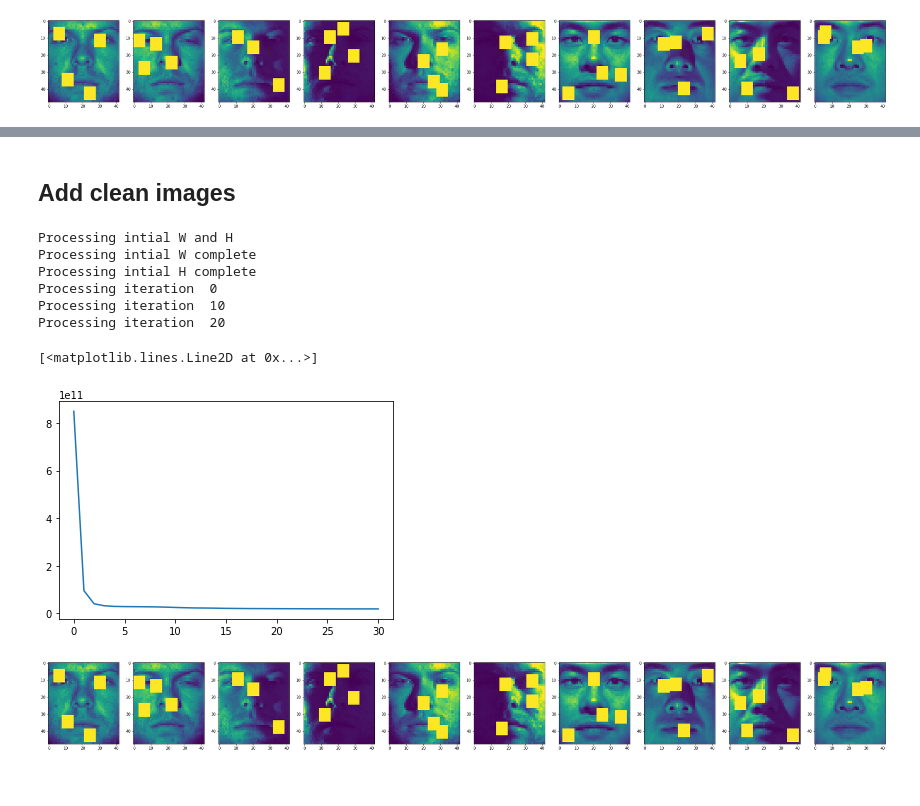
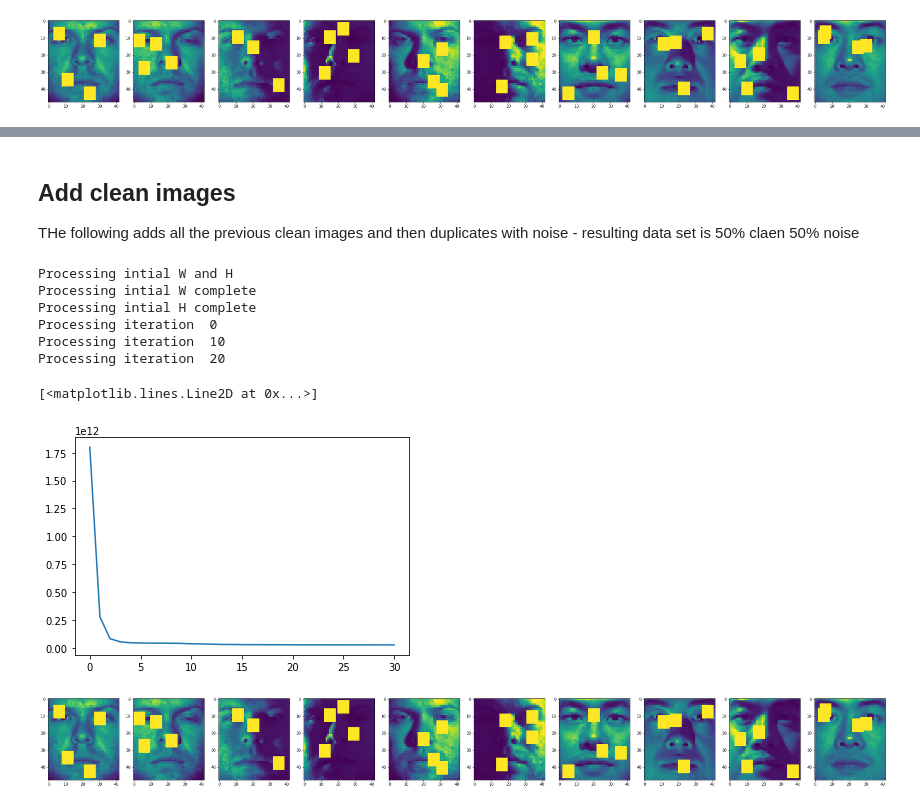
Before and after one commit to j-macdonald/advml2019, a Jupyter notebook: multiplicative_updates_algorithms.ipynb, the cells around one changed output, grey strips where cells are left out. Saved outputs shown, nothing was run; the diff lists cells and outputs as text; code cells hidden in the pictures.

```diff
--- a/multiplicative_updates_algorithms.ipynb
+++ b/multiplicative_updates_algorithms.ipynb
@@ -438,7 +439,7 @@ axarr[1].imshow(recon[:,1].reshape(orldims))
 X_1 = ORL_IMGS[:,0:150]
 
 #NMFS2(V,r,Hs,Ws,muH,muW, iterations)
-Wnew,Hnew, error = NMFS(ORL_IMGS,10,None,0.2,1,1,1000)
+Wnew,Hnew, error = NMFS(ORL_IMGS,10,0.2,0.2,1,1,100)
 # %% [output]
 Processing intial W and H
 Processing intial W complete
@@ -527,5 +530,5 @@ for i in range(images):
 [figure]
 # %%
 #NMFS2(V,r,Hs,Ws,muH,muW, iterations)
-Wnew,Hnew, error = NMFS(ORL_IMGS_OCCL,20,None,0.5,1,1,1000)
+Wnew,Hnew, error = NMFS(ORL_IMGS_OCCL,20,None,0.5,1,1,50)
 plt.plot(range(0,len(error)),error)
@@ -610,19 +600,20 @@ for i in range(images):
-# %% [markdown]
-## Add clean images
+# %% [markdown]
+## Add clean images
+THe following adds all the previous clean images and then duplicates with noise - resulting data set is 50% claen 50% noise
 # %%
 YALEB_NEW = np.append(YALEB_IMGS_OCCL,YALEB_IMGS, axis = 1)
 #NMFS2(V,r,Hs,Ws,muH,muW, iterations)
-Wnew,Hnew, error = NMFS(YALEB_IMGS_OCCL,20,0.3,0.2,1,1,30)
+Wnew,Hnew, error = NMFS(YALEB_NEW,20,0.3,0.2,1,1,30)
 plt.plot(range(0,len(error)),error)
 # %% [output]
 Processing intial W and H
 Processing intial W complete
 Processing intial H complete
 Processing iteration  0
 Processing iteration  10
 Processing iteration  20
 [<matplotlib.lines.Line2D at 0x...>]
-[figure, old version]
+[figure, new version]
 # %%
 plt.figure(figsize=(40, 8))
 images = 10
```
Also changed, not shown: parts of 13 cells of this notebook.
